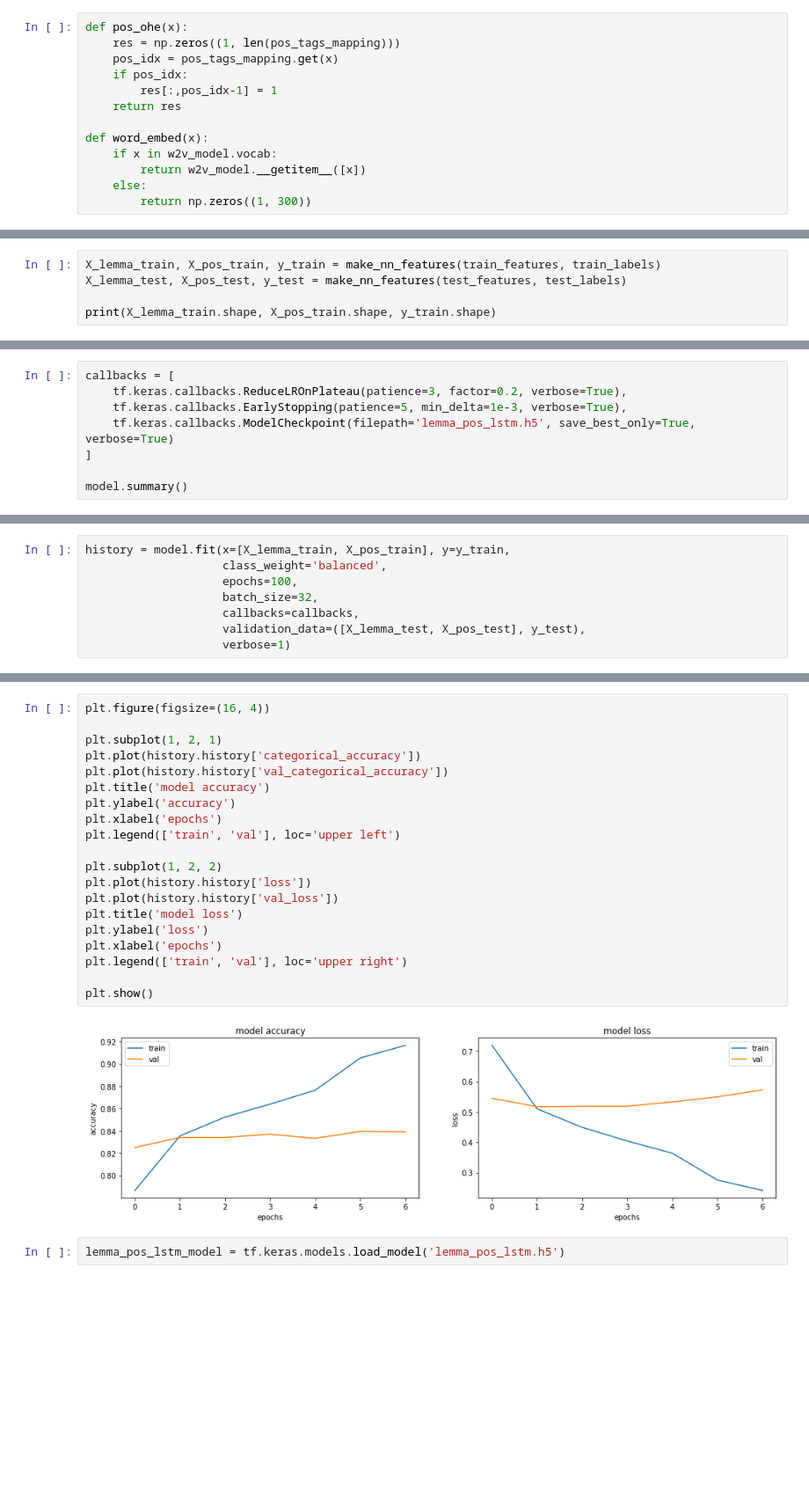
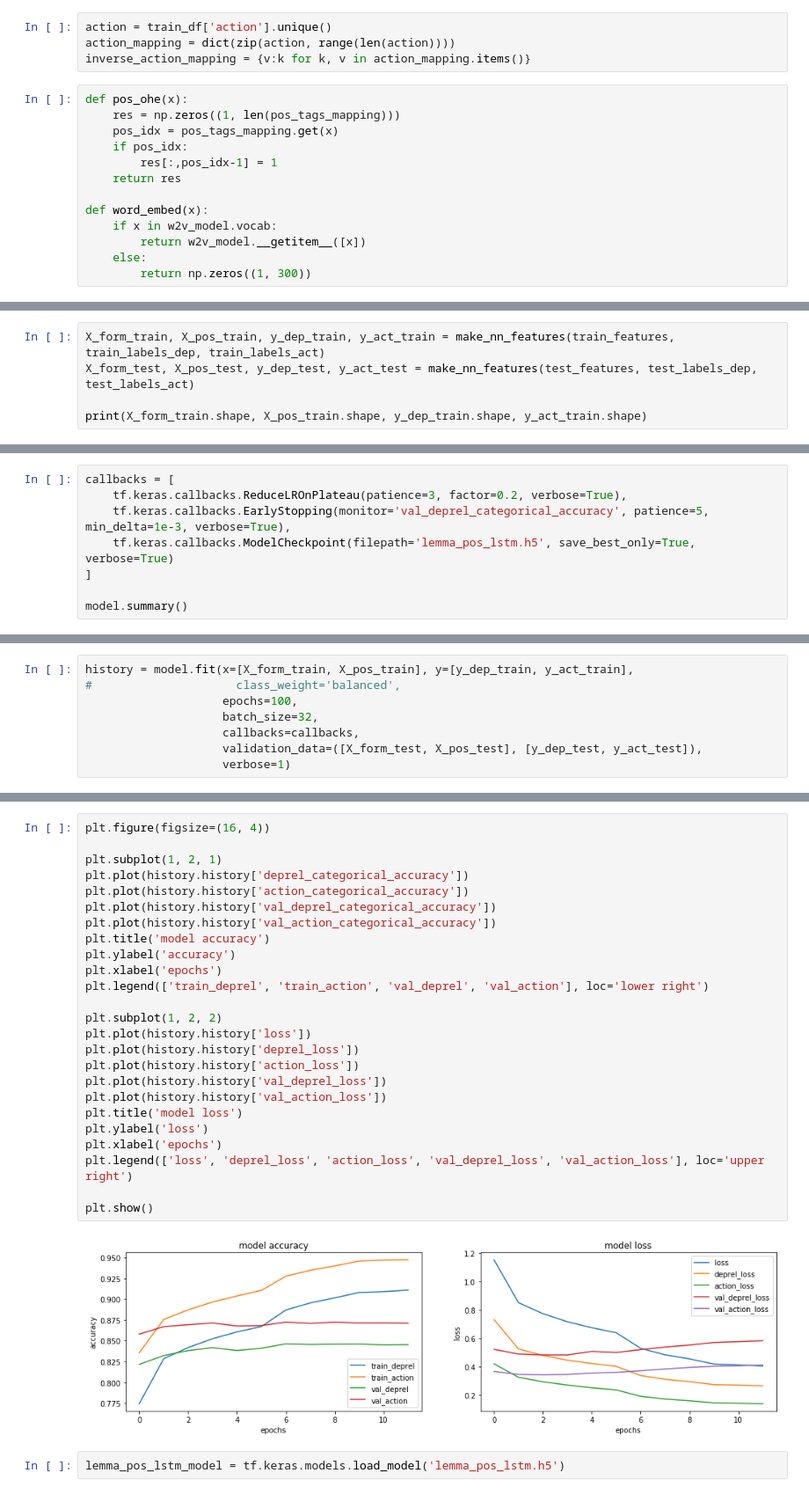
Before and after one commit to vseloved/prj-nlp-2020, a Jupyter notebook: students/DimaSakovich/11-nn/notebook.ipynb, the cells around one changed output, grey strips where cells are left out. Shown at 88% size. Drawn from its saved outputs; the diff is of its cells as text; blank space fills up the shorter version.

Commit message:
one big model with actions and dep.rel.

```diff
--- a/students/DimaSakovich/11-nn/notebook.ipynb
+++ b/students/DimaSakovich/11-nn/notebook.ipynb
@@ -560,6 +585,10 @@ deprel = train_df['deprel'].unique()
 deprel_mapping = dict(zip(deprel, range(len(deprel))))
 inverse_deprel_mapping = {v:k for k, v in deprel_mapping.items()}
 # deprel_mapping
+# %%
+action = train_df['action'].unique()
+action_mapping = dict(zip(action, range(len(action))))
+inverse_action_mapping = {v:k for k, v in action_mapping.items()}
 # %%
 def pos_ohe(x):
     res = np.zeros((1, len(pos_tags_mapping)))
@@ -596,6 +627,6 @@ def make_nn_features(feats, labels=None):
 # %%
-X_lemma_train, X_pos_train, y_train = make_nn_features(train_features, train_labels)
-X_lemma_test, X_pos_test, y_test = make_nn_features(test_features, test_labels)
+X_form_train, X_pos_train, y_dep_train, y_act_train = make_nn_features(train_features, train_labels_dep, train_labels_act)
+X_form_test, X_pos_test, y_dep_test, y_act_test = make_nn_features(test_features, test_labels_dep, test_labels_act)
 
-print(X_lemma_train.shape, X_pos_train.shape, y_train.shape)
+print(X_form_train.shape, X_pos_train.shape, y_dep_train.shape, y_act_train.shape)
 # %% [output]
@@ -625,7 +694,7 @@ model.compile(optimizer='adam', loss='categorical_crossentropy', metrics=['categ
 # %%
 callbacks = [
     tf.keras.callbacks.ReduceLROnPlateau(patience=3, factor=0.2, verbose=True),
-    tf.keras.callbacks.EarlyStopping(patience=5, min_delta=1e-3, verbose=True),
+    tf.keras.callbacks.EarlyStopping(monitor='val_deprel_categorical_accuracy', patience=5, min_delta=1e-3, verbose=True),
     tf.keras.callbacks.ModelCheckpoint(filepath='lemma_pos_lstm.h5', save_best_only=True, verbose=True)
 ]
 
@@ -651,9 +724,9 @@ ________________________________________________________________________________
 # %%
-history = model.fit(x=[X_lemma_train, X_pos_train], y=y_train,
-                    class_weight='balanced',
+history = model.fit(x=[X_form_train, X_pos_train], y=[y_dep_train, y_act_train],
+#                     class_weight='balanced',
                     epochs=100,
                     batch_size=32,
                     callbacks=callbacks,
-                    validation_data=([X_lemma_test, X_pos_test], y_test),
+                    validation_data=([X_form_test, X_pos_test], [y_dep_test, y_act_test]),
                     verbose=1)
 # %% [output]
@@ -677,24 +750,29 @@ Epoch 00007: early stopping
 # %%
 plt.figure(figsize=(16, 4))
 
 plt.subplot(1, 2, 1)
-plt.plot(history.history['categorical_accuracy'])
-plt.plot(history.history['val_categorical_accuracy'])
+plt.plot(history.history['deprel_categorical_accuracy'])
+plt.plot(history.history['action_categorical_accuracy'])
+plt.plot(history.history['val_deprel_categorical_accuracy'])
+plt.plot(history.history['val_action_categorical_accuracy'])
 plt.title('model accuracy')
 plt.ylabel('accuracy')
 plt.xlabel('epochs')
-plt.legend(['train', 'val'], loc='upper left')
+plt.legend(['train_deprel', 'train_action', 'val_deprel', 'val_action'], loc='lower right')
 
 plt.subplot(1, 2, 2)
 plt.plot(history.history['loss'])
-plt.plot(history.history['val_loss'])
+plt.plot(history.history['deprel_loss'])
+plt.plot(history.history['action_loss'])
+plt.plot(history.history['val_deprel_loss'])
+plt.plot(history.history['val_action_loss'])
 plt.title('model loss')
 plt.ylabel('loss')
 plt.xlabel('epochs')
-plt.legend(['train', 'val'], loc='upper right')
+plt.legend(['loss', 'deprel_loss', 'action_loss', 'val_deprel_loss', 'val_action_loss'], loc='upper right')
 
 plt.show()
 # %% [output]
-[figure, old version]
+[figure, new version]
 # %%
 lemma_pos_lstm_model = tf.keras.models.load_model('lemma_pos_lstm.h5')
```
Also changed, not shown: parts of 25 cells of this notebook.
